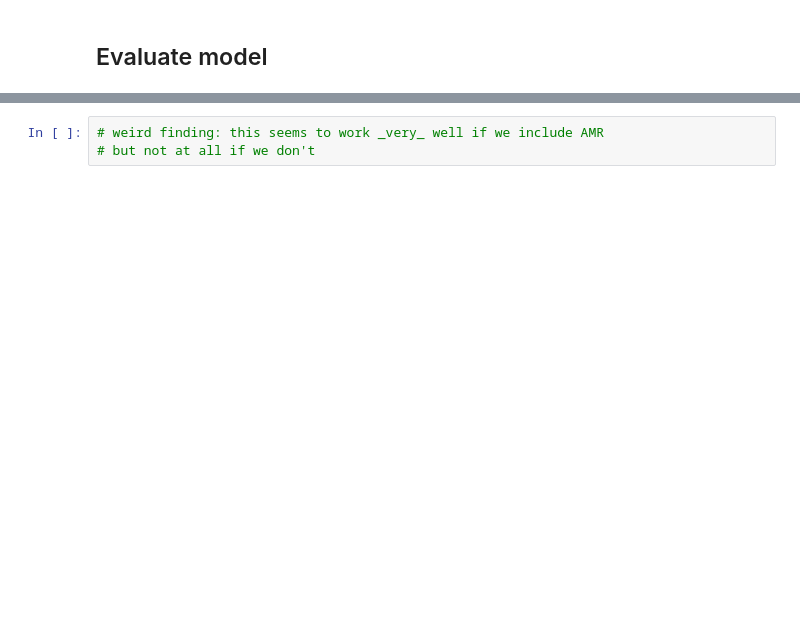
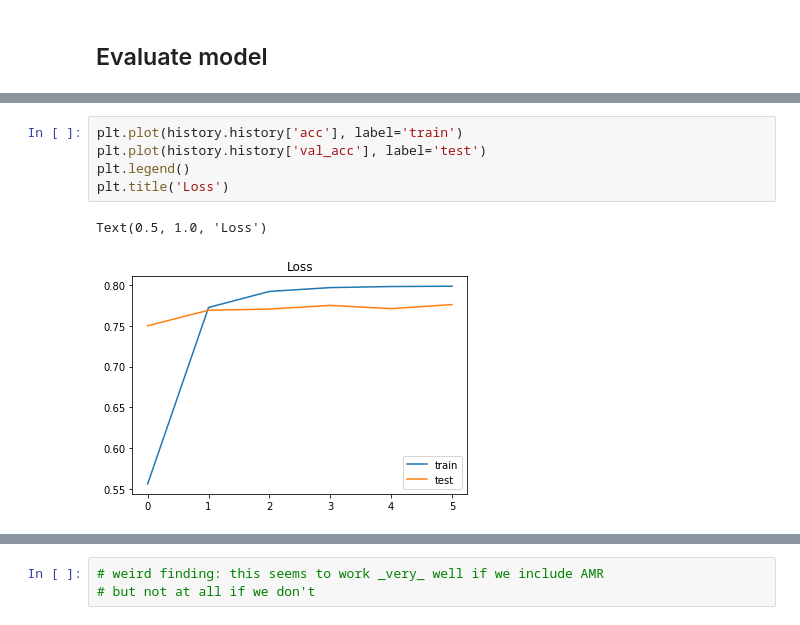
Before and after one commit to jcsokol/CS230-LAI-project-code, a Jupyter notebook: Model_2.ipynb, the cells around one changed output, grey strips where cells are left out. Saved outputs shown, nothing was run; the diff lists cells and outputs as text; blank space fills up the shorter version.

```diff
--- a/Model_2.ipynb
+++ b/Model_2.ipynb
@@ -188,3 +191,11 @@ Text(0.5, 1.0, 'Loss')
+# %%
+plt.plot(history.history['acc'], label='train')
+plt.plot(history.history['val_acc'], label='test')
+plt.legend()
+plt.title('Loss')
+# %% [output]
+Text(0.5, 1.0, 'Loss')
+[figure, added]
 # %%
 print('\n# Evaluate on test data')
 results = model.evaluate(X_test, Y_test, batch_size=1)
```
Also changed, not shown: parts of 6 cells of this notebook, 3 other files.
